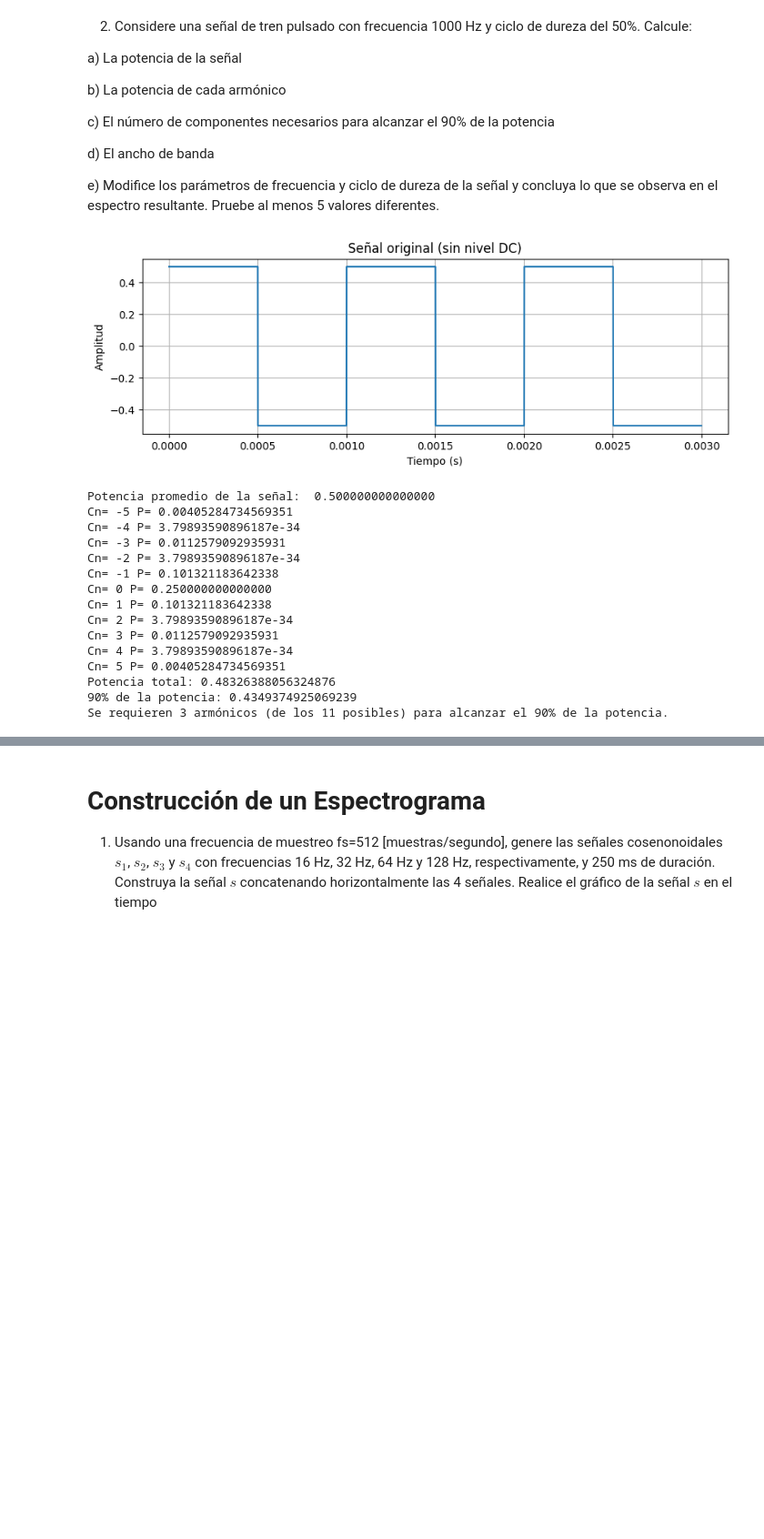
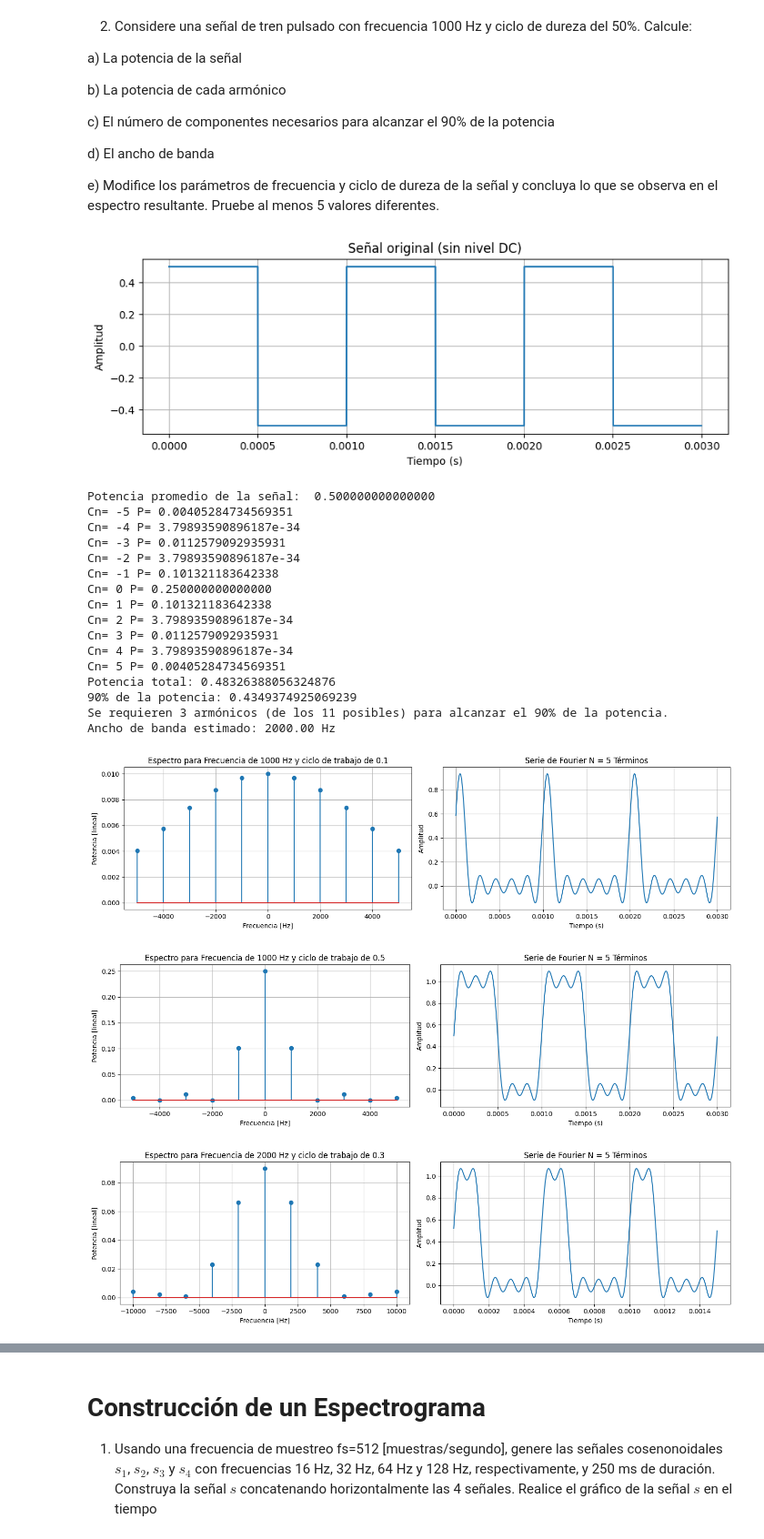
Before and after one commit to jbcgames/Lab_4_senales., a Jupyter notebook: Lab_4_Fourier_Estudiante.ipynb, the cells around one changed output, grey strips where cells are left out. Shown: that part at 91% size. Saved outputs shown, nothing was run; the diff lists cells and outputs as text; code cells hidden in the pictures; blank space fills up the shorter version.

```diff
--- a/Lab_4_Fourier_Estudiante.ipynb
+++ b/Lab_4_Fourier_Estudiante.ipynb
@@ -103,12 +103,13 @@ def señal_cuadrada():
 
 
 
-    n,t_simbol = symbols('n t_simbol')
+    n, t_simbol = symbols('n t_simbol')
     N = 5 # N armónicos
 
     Cn = (1/T)*integrate(A*exp(-(1j*W0*n*t_simbol)),(t_simbol,-T/4,T/4))
 
     serie_fourier(Cn,N,T,f,fs, time)
+
 def señal_triangular():
     f = 1000
     fs = 1e6  # fs para construir el tren pulsado "continuo" en el computador
@@ -170,6 +171,7 @@ def señal_diente_sierra():
     #f_t= f_t+1
     Cn = (1/T)*integrate(f_t*exp(-(1j*W0*n*t_simbol)),(t_simbol,-T/2,T/2))
     serie_fourier(Cn,N,T,f,fs, time)
+n,t_simbol = symbols('n t_simbol')
 señal_cuadrada()
 señal_triangular()
 señal_diente_sierra()
@@ -284,30 +286,100 @@ def numero_de_armonicos(f=1000, duty=0.5):
         suma += potencias[idx]
         n_componentes += 1
         if suma >= 0.9 * total_power:
             break
 
     print("Potencia total:", total_power)
     print("90% de la potencia:", 0.9 * total_power)
     print("Se requieren", n_componentes, "armónicos (de los 11 posibles) para alcanzar el 90% de la potencia.")
+def ancho_de_banda(frecuencia_hz=1000, ciclo_trabajo=0.5):
+    if not (0 < ciclo_trabajo <= 1):
+        raise ValueError("El ciclo de trabajo debe estar entre 0 y 1 (no inclusive de 0).")
+
+    periodo = 1.0 / frecuencia_hz
+    duracion_pulso = ciclo_trabajo * periodo
+    ancho_de_banda = 1.0 / duracion_pulso
+    print(f"Ancho de banda estimado: {ancho_de_banda:.2f} Hz")
+
+
+def espectro(Cn, N, T, f, fs, t, pwm):
+    n_armonics = np.arange(-N,N+1,1)
+    freq_spectrum = n_armonics*f
+    #Compute n coeficients
+    #Cn_eval = [np.fromiter([Cn.evalf(subs={n:i})], dtype=complex)[0]]
+
+    f_t = 0
+    Cn_eval = []
+    for i in n_armonics:
+        Cn_eval.append(np.abs(np.fromiter([Cn.evalf(subs={n:i})], dtype=complex)[0])) # "fromiter" convierte
+        # los valores complejos simbólicos en complejos numéricos. Como genera lista, hay que evaluar el resultado
+        # en la posición [0]
+        armonic = np.fromiter([Cn.evalf(subs={n:i})], dtype=complex)*np.exp((1j*i*2*np.pi*f*t))
+        f_t = f_t + armonic
+
+    plt.figure(figsize=(14, 4))
+    plt.subplot(1, 2, 1)
+    plt.stem(freq_spectrum, np.asarray(Cn_eval)**2)
+    plt.xlabel("Frecuencia [Hz]")
+    plt.ylabel('Potencia [lineal]')
+    plt.title("Espectro para Frecuencia de "+str(f)+" Hz" + " y ciclo de trabajo de "+str(pwm))
+    plt.grid()
+
+    plt.subplot(1, 2, 2)
+    plt.plot(t, f_t)
+    plt.xlabel("Tiempo (s)")
+    plt.ylabel('Amplitud')
+    plt.title("Serie de Fourier N = "+str(N)+" Términos")
+    plt.grid()
+    plt.tight_layout()
+    plt.show()
+
+def variacion_parametros():
+    fs = 1e6 # fs para contruir el tren pulsado "continuo" en el computador
+    N_periods = 3
+    A=1
+    n, t_simbol = symbols('n t_simbol')
+    N = 5 # N armónicos
+
+
+    parametros = [
+        (1000, 0.1),
+        (1000, 0.5),
+        (2000, 0.3),
+        (500, 0.7),
+        (1500, 0.2)
+    ]
+
+    for f, pwm in parametros:
+        W0 = 2 * np.pi * f
+        T = 1 / f
+        time = np.arange(0, N_periods * T, 1 / fs)
+        Cn = (1 / T) * integrate(A * exp(-(1j * W0 * n * t_simbol)), (t_simbol, 0, pwm * T))
+        espectro(Cn, N, T, f, fs, time, pwm)
 
 señal()
 potencia()
 potencia_armonico()
 numero_de_armonicos()
+ancho_de_banda()
+variacion_parametros()
 # %% [output]
 [figure]
 Potencia promedio de la señal:  0.500000000000000
 Cn= -5 P= 0.00405284734569351
 Cn= -4 P= 3.79893590896187e-34
 Cn= -3 P= 0.0112579092935931
 Cn= -2 P= 3.79893590896187e-34
 Cn= -1 P= 0.101321183642338
 Cn= 0 P= 0.250000000000000
 Cn= 1 P= 0.101321183642338
 Cn= 2 P= 3.79893590896187e-34
 Cn= 3 P= 0.0112579092935931
 Cn= 4 P= 3.79893590896187e-34
 Cn= 5 P= 0.00405284734569351
 Potencia total: 0.48326388056324876
 90% de la potencia: 0.4349374925069239
 Se requieren 3 armónicos (de los 11 posibles) para alcanzar el 90% de la potencia.
+Ancho de banda estimado: 2000.00 Hz
+[figure, added]
+[figure, added]
+[figure, added]
```
Also changed, not shown: parts of 3 cells of this notebook.
